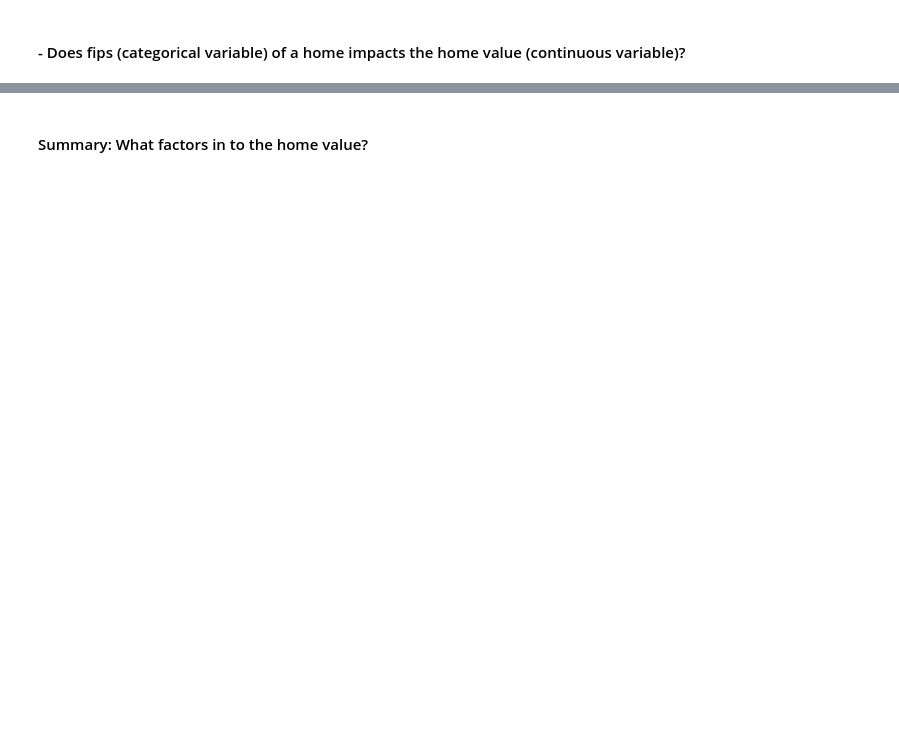
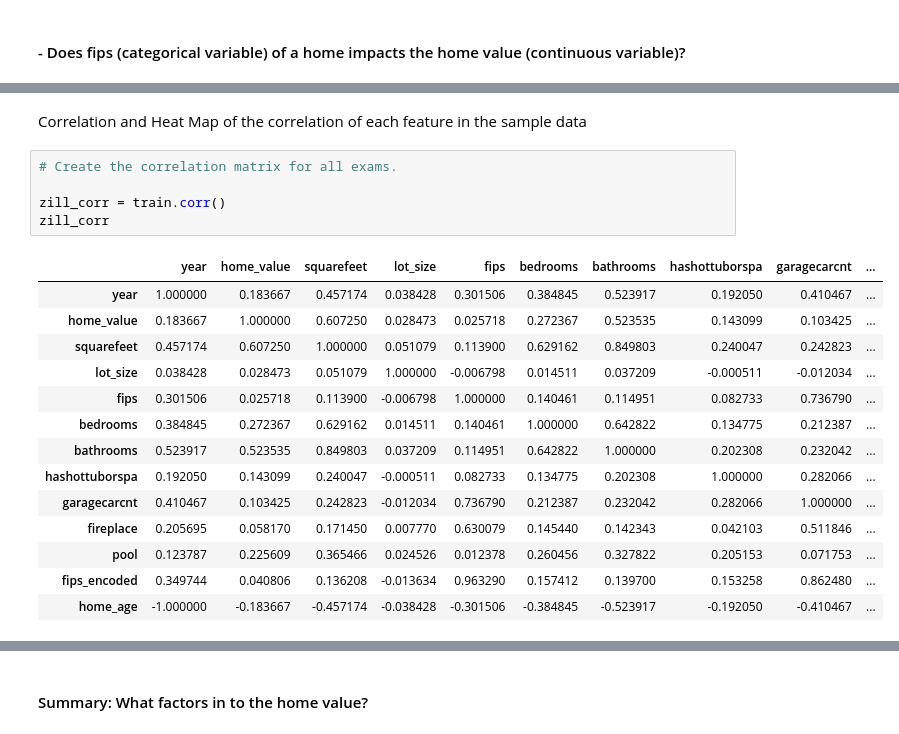
Before and after one commit to mil2tech/regression_project, a Jupyter notebook: Report.ipynb, the cells around one changed output, grey strips where cells are left out. Cells and saved outputs as stored; diff of their text form; blank space fills up the shorter version.

```diff
--- a/Report.ipynb
+++ b/Report.ipynb
@@ -224,0 +289,22 @@ I have answered these questions
+# %% [markdown]
+Correlation and Heat Map of the correlation of each feature in the sample data
+# %%
+# Create the correlation matrix for all exams.
+
+zill_corr = train.corr()
+zill_corr
+# %% [output]
+|  | year | home_value | squarefeet | lot_size | fips | bedrooms | bathrooms | hashottuborspa | garagecarcnt | ... |
+| year | 1.000000 | 0.183667 | 0.457174 | 0.038428 | 0.301506 | 0.384845 | 0.523917 | 0.192050 | 0.410467 | ... |
+| home_value | 0.183667 | 1.000000 | 0.607250 | 0.028473 | 0.025718 | 0.272367 | 0.523535 | 0.143099 | 0.103425 | ... |
+| squarefeet | 0.457174 | 0.607250 | 1.000000 | 0.051079 | 0.113900 | 0.629162 | 0.849803 | 0.240047 | 0.242823 | ... |
+| lot_size | 0.038428 | 0.028473 | 0.051079 | 1.000000 | -0.006798 | 0.014511 | 0.037209 | -0.000511 | -0.012034 | ... |
+| fips | 0.301506 | 0.025718 | 0.113900 | -0.006798 | 1.000000 | 0.140461 | 0.114951 | 0.082733 | 0.736790 | ... |
+| bedrooms | 0.384845 | 0.272367 | 0.629162 | 0.014511 | 0.140461 | 1.000000 | 0.642822 | 0.134775 | 0.212387 | ... |
+| bathrooms | 0.523917 | 0.523535 | 0.849803 | 0.037209 | 0.114951 | 0.642822 | 1.000000 | 0.202308 | 0.232042 | ... |
+| hashottuborspa | 0.192050 | 0.143099 | 0.240047 | -0.000511 | 0.082733 | 0.134775 | 0.202308 | 1.000000 | 0.282066 | ... |
+| garagecarcnt | 0.410467 | 0.103425 | 0.242823 | -0.012034 | 0.736790 | 0.212387 | 0.232042 | 0.282066 | 1.000000 | ... |
+| fireplace | 0.205695 | 0.058170 | 0.171450 | 0.007770 | 0.630079 | 0.145440 | 0.142343 | 0.042103 | 0.511846 | ... |
+| pool | 0.123787 | 0.225609 | 0.365466 | 0.024526 | 0.012378 | 0.260456 | 0.327822 | 0.205153 | 0.071753 | ... |
+| fips_encoded | 0.349744 | 0.040806 | 0.136208 | -0.013634 | 0.963290 | 0.157412 | 0.139700 | 0.153258 | 0.862480 | ... |
+| home_age | -1.000000 | -0.183667 | -0.457174 | -0.038428 | -0.301506 | -0.384845 | -0.523917 | -0.192050 | -0.410467 | ... |
```
Also changed, not shown: parts of 15 cells of this notebook, 1 other file.
